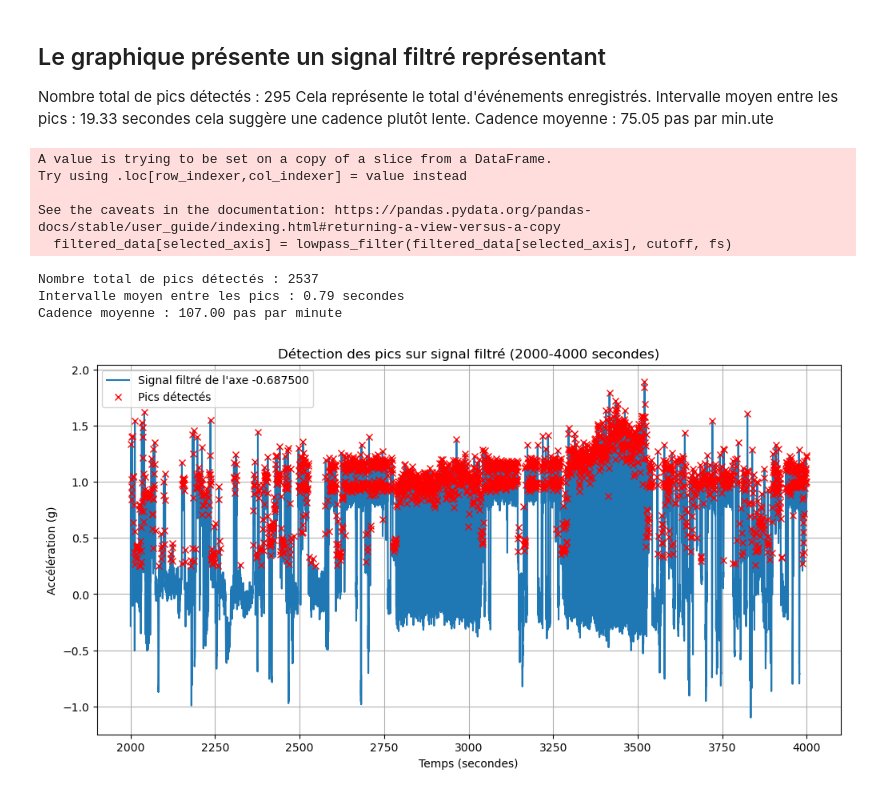
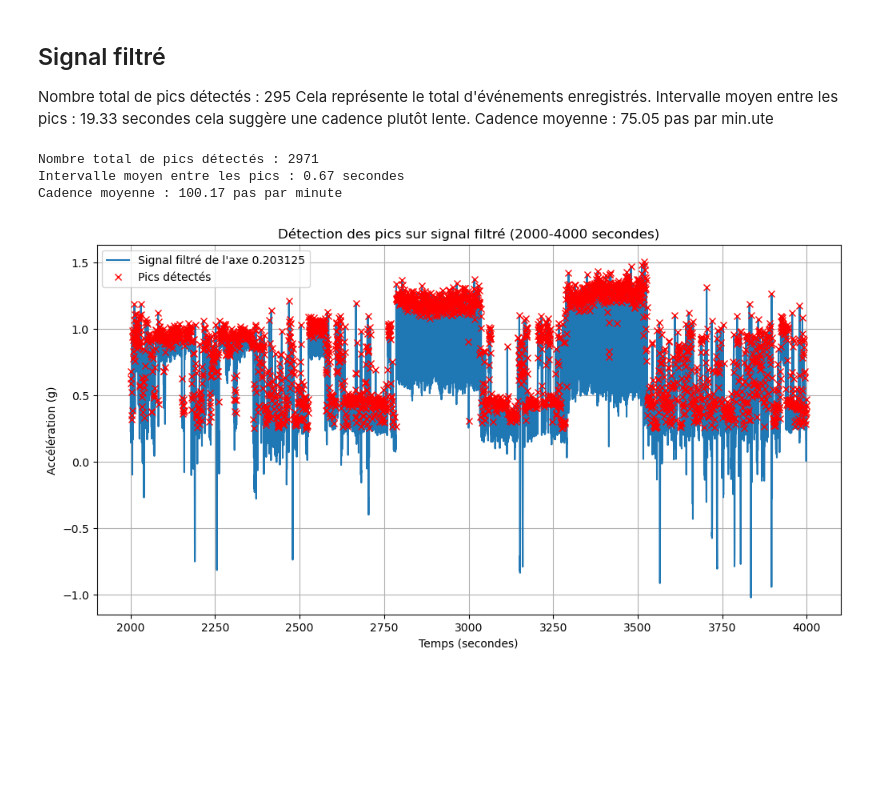
Before and after one commit to leyah-sa/AX3-Project, a Jupyter notebook: notebooks/Non-smoker/C)Analyse_cadence.ipynb, the cells around one changed output. Saved outputs shown, nothing was run; the diff lists cells and outputs as text; code cells hidden in the pictures; blank space fills up the shorter version.

Commit message:
update Cadence
ajout de l'intervalle

```diff
--- a/notebooks/Non-smoker/C)Analyse_cadence.ipynb
+++ b/notebooks/Non-smoker/C)Analyse_cadence.ipynb
@@ -100,22 +89,48 @@ Cadence moyenne : 75.05 pas par minute
 # %% [markdown]
-## Le graphique présente un signal filtré représentant
+## Signal filtré
 Nombre total de pics détectés : 295
 Cela représente le total d'événements enregistrés.
 Intervalle moyen entre les pics : 19.33 secondes cela suggère une cadence plutôt lente.
 Cadence moyenne : 75.05 pas par min.ute
 # %%
-from scipy.signal import find_peaks
+from scipy.signal import butter, filtfilt, find_peaks
 import matplotlib.pyplot as plt
+import pandas as pd
 
-# Filtrer les données entre 2000 et 4000 secondes
-filtered_data = data[(data['relative_time_seconds'] >= 2000) & (data['relative_time_seconds'] <= 4000)]
+# Charger les données
+file_path = "/Users/duhameleve/Desktop/M2_SNS/M2SNS/Sante/Github/HAH913E-2024-projet/AX3 Project/Sans titre/data/NoneSmokerCardio.csv"
+data = pd.read_csv(file_path)
+
+# Convertir les colonnes de timestamps
+timestamp_column = data.columns[0]
+signal_columns = data.columns[1:]  # Toutes les colonnes sauf le timestamp
+data[timestamp_column] = pd.to_datetime(data[timestamp_column], errors='coerce')
+
+# Calculer l'intervalle d'échantillonnage (en secondes)
+sampling_interval = (
+    pd.to_datetime(data[timestamp_column].iloc[1]) -
+    pd.to_datetime(data[timestamp_column].iloc[0])
+).total_seconds()
+
+# Créer une colonne pour le temps relatif en secondes
+data['relative_time_seconds'] = data.index * sampling_interval
+
+# Filtrer les données pour l'intervalle 2000 à 4000 secondes
+filtered_data = data[(data['relative_time_seconds'] >= 2000) & (data['relative_time_seconds'] <= 4000)].copy()
 
 # Sélectionner l'axe avec la plus grande variance
 signal_columns = data.columns[1:-1]  # Exclure le timestamp et le temps relatif
 variances = filtered_data[signal_columns].var()
 selected_axis = variances.idxmax()
 
-# Appliquer le filtre passe-bas
+# Fonction pour appliquer un filtre passe-bas
+def lowpass_filter(data, cutoff, fs, order=4):
+    nyquist = 0.5 * fs
+    normal_cutoff = cutoff / nyquist
+    b, a = butter(order, normal_cutoff, btype='low', analog=False)
+    return filtfilt(b, a, data)
+
+# Appliquer le filtre passe-bas sur l'axe sélectionné
 fs = 1 / sampling_interval  # Fréquence d'échantillonnage en Hz
 cutoff = 2  # Fréquence de coupure en Hz
 filtered_data[selected_axis] = lowpass_filter(filtered_data[selected_axis], cutoff, fs)
@@ -124,39 +139,34 @@ filtered_data[selected_axis] = lowpass_filter(filtered_data[selected_axis], cuto
 peaks, _ = find_peaks(filtered_data[selected_axis], height=0.25, distance=fs * 0.1)
 
 # Calculer les temps associés aux pics détectés
 peak_times = filtered_data['relative_time_seconds'].iloc[peaks]
 
 # Calculer les intervalles entre les pics (en secondes)
 intervals = peak_times.diff().dropna()
 
 # Calculer la cadence (pas par seconde)
 cadence_per_second = 1 / intervals
 
 # Convertir la cadence en pas par minute
 cadence_per_minute = cadence_per_second * 60
 
 # Afficher les statistiques
 print(f"Nombre total de pics détectés : {len(peaks)}")
 print(f"Intervalle moyen entre les pics : {intervals.mean():.2f} secondes")
 print(f"Cadence moyenne : {cadence_per_minute.mean():.2f} pas par minute")
 
 # Visualiser le signal filtré et les pics détectés
 plt.figure(figsize=(12, 6))
 plt.plot(filtered_data['relative_time_seconds'], filtered_data[selected_axis], label=f"Signal filtré de l'axe {selected_axis}")
 plt.plot(peak_times, filtered_data[selected_axis].iloc[peaks], "x", label="Pics détectés", color='red')
 plt.title("Détection des pics sur signal filtré (2000-4000 secondes)")
 plt.xlabel("Temps (secondes)")
 plt.ylabel("Accélération (g)")
 plt.legend()
 plt.grid(True)
 plt.show()
 # %% [output]
-A value is trying to be set on a copy of a slice from a DataFrame.
-Try using .loc[row_indexer,col_indexer] = value instead
-
-See the caveats in the documentation: https://pandas.pydata.org/pandas-docs/stable/user_guide/indexing.html#returning-a-view-versus-a-copy
-  filtered_data[selected_axis] = lowpass_filter(filtered_data[selected_axis], cutoff, fs)
+Nombre total de pics détectés : 2971
+Intervalle moyen entre les pics : 0.67 secondes
+Cadence moyenne : 100.17 pas par minute
-Nombre total de pics détectés : 2537
-Intervalle moyen entre les pics : 0.79 secondes
-Cadence moyenne : 107.00 pas par minute
-[figure, old version]
+[figure, new version]
```
Also changed, not shown: parts of 6 cells of this notebook, 1 other file.
